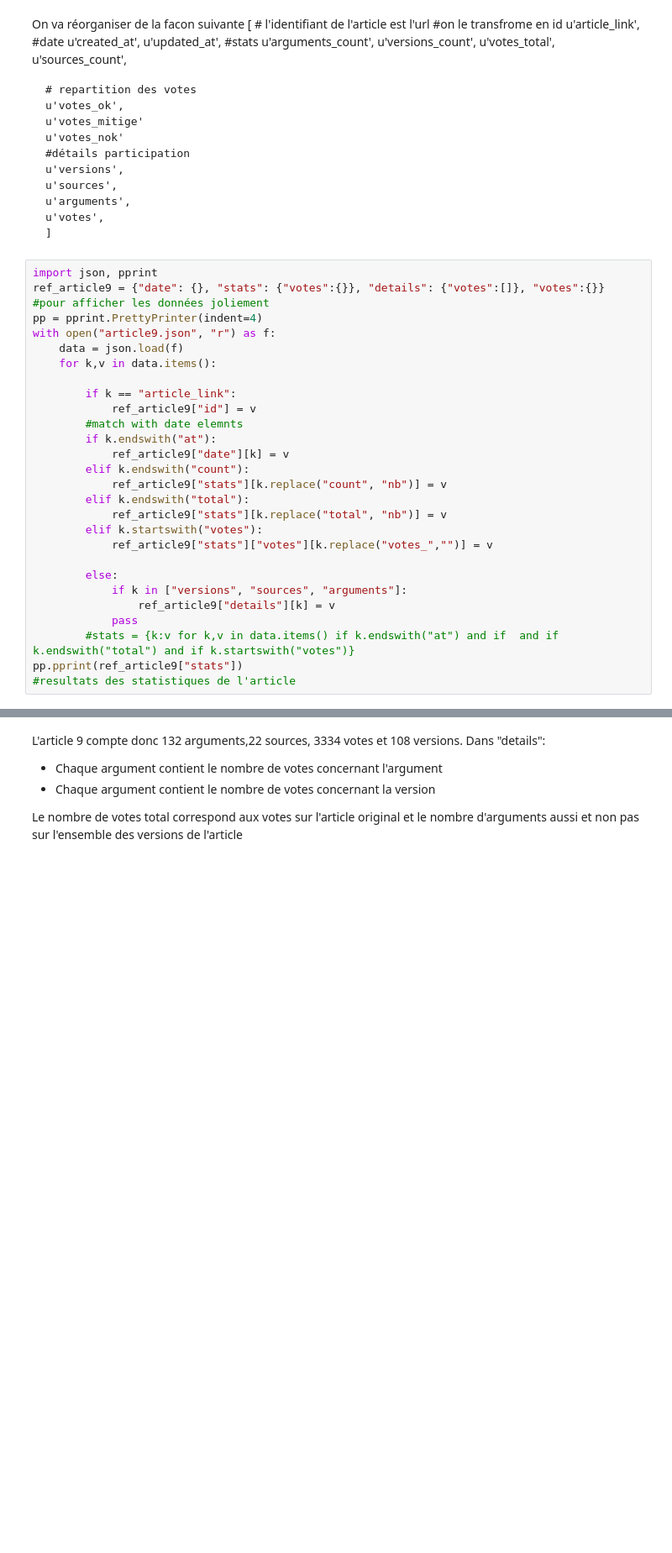
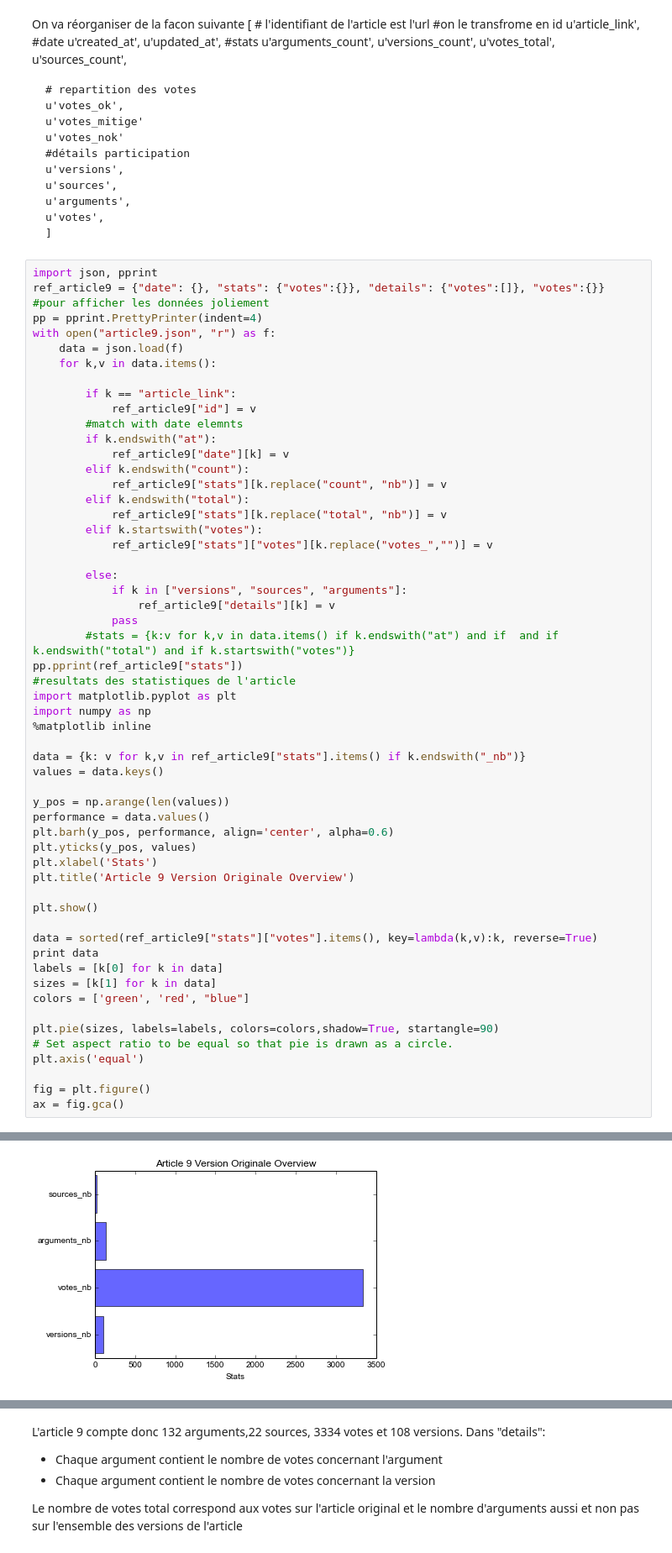
Before and after one commit to c24b/hackrepnum_article9, a Jupyter notebook: Article9_simplified.ipynb, the cells around one changed output, grey strips where cells are left out. Shown: that part at 84% size. Cells and saved outputs as stored; diff of their text form; blank space fills up the shorter version.

Commit message:
Rebuild of Article9_simplified

```diff
--- a/Article9_simplified.ipynb
+++ b/Article9_simplified.ipynb
@@ -81,30 +81,59 @@ ref_article9 = {"date": {}, "stats": {"votes":{}}, "details": {"votes":[]}, "vot
 pp = pprint.PrettyPrinter(indent=4)
 with open("article9.json", "r") as f:
     data = json.load(f)
     for k,v in data.items():
 
         if k == "article_link":
             ref_article9["id"] = v
         #match with date elemnts
         if k.endswith("at"):
             ref_article9["date"][k] = v
         elif k.endswith("count"):
             ref_article9["stats"][k.replace("count", "nb")] = v
         elif k.endswith("total"):
             ref_article9["stats"][k.replace("total", "nb")] = v
         elif k.startswith("votes"):
             ref_article9["stats"]["votes"][k.replace("votes_","")] = v
 
         else:
             if k in ["versions", "sources", "arguments"]:
                 ref_article9["details"][k] = v
             pass
         #stats = {k:v for k,v in data.items() if k.endswith("at") and if  and if k.endswith("total") and if k.startswith("votes")}
 pp.pprint(ref_article9["stats"])
 #resultats des statistiques de l'article
+import matplotlib.pyplot as plt
+import numpy as np
+%matplotlib inline
+
+data = {k: v for k,v in ref_article9["stats"].items() if k.endswith("_nb")}
+values = data.keys()
+
+y_pos = np.arange(len(values))
+performance = data.values()
+plt.barh(y_pos, performance, align='center', alpha=0.6)
+plt.yticks(y_pos, values)
+plt.xlabel('Stats')
+plt.title('Article 9 Version Originale Overview')
+
+plt.show()
+
+data = sorted(ref_article9["stats"]["votes"].items(), key=lambda(k,v):k, reverse=True)
+print data
+labels = [k[0] for k in data]
+sizes = [k[1] for k in data]
+colors = ['green', 'red', "blue"]
+
+plt.pie(sizes, labels=labels, colors=colors,shadow=True, startangle=90)
+# Set aspect ratio to be equal so that pie is drawn as a circle.
+plt.axis('equal')
+
+fig = plt.figure()
+ax = fig.gca()
 # %% [output]
 {   u'arguments_nb': 132,
     u'sources_nb': 22,
     u'versions_nb': 108,
     'votes': {   u'mitige': 282, u'nok': 1732, u'ok': 1320},
     u'votes_nb': 3334}
+[figure, added]
```
Also changed, not shown: parts of 16 cells of this notebook.
